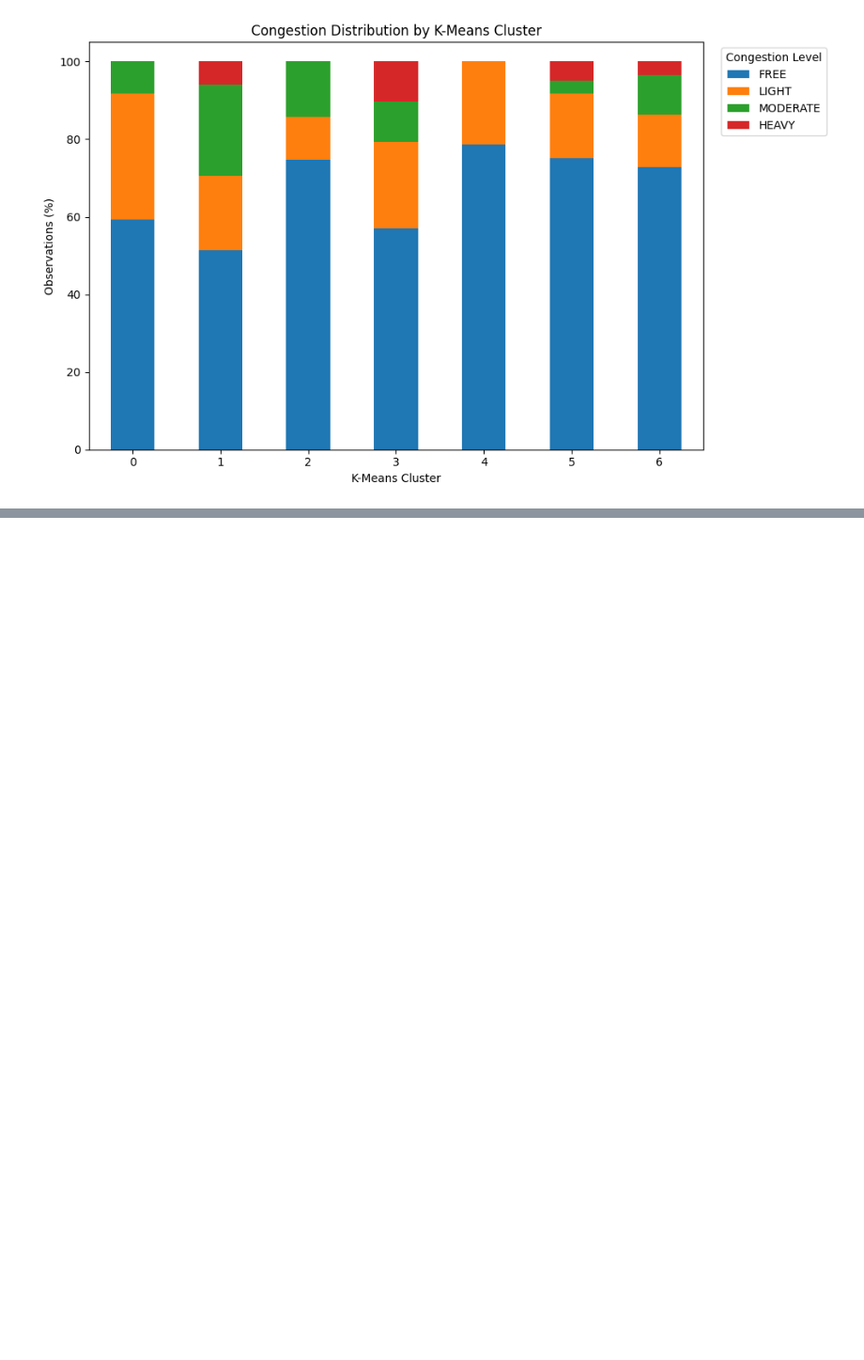
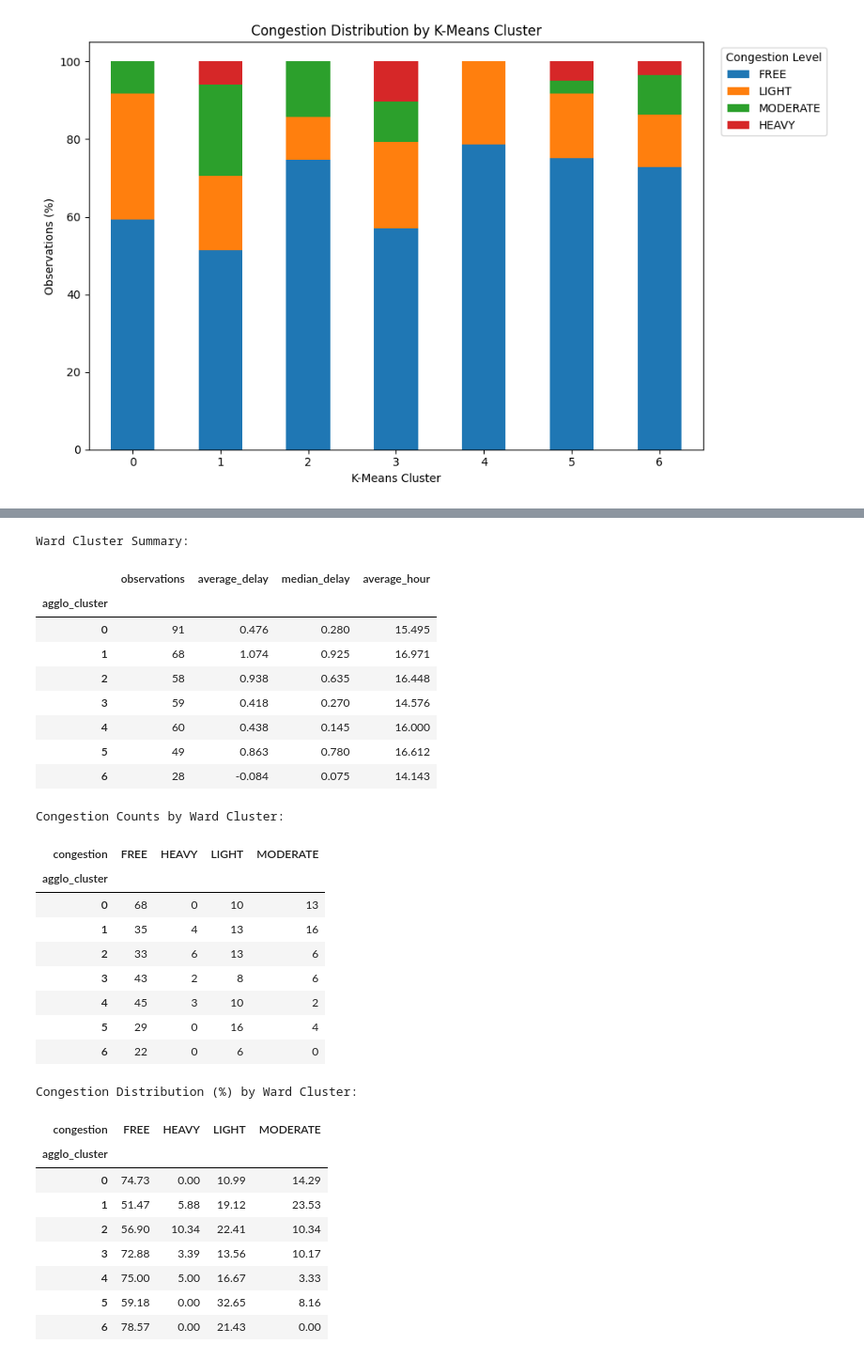
Before and after one commit to GaneshSarathi19/TrafficIntelligenceML, a Jupyter notebook: notebooks/clustering/traffic_clustering.ipynb, the cells around one changed output, grey strips where cells are left out. Shown at 94% size. Drawn from its saved outputs; the diff is of its cells as text; code cells hidden in the pictures; blank space fills up the shorter version.

```diff
--- a/notebooks/clustering/traffic_clustering.ipynb
+++ b/notebooks/clustering/traffic_clustering.ipynb
@@ -708,0 +921,62 @@ plt.show()
+# %%
+# Summarize clusters using the original traffic data
+ward_summary = df_agglo.groupby("agglo_cluster").agg(
+    observations=("delay", "size"),
+    average_delay=("delay", "mean"),
+    median_delay=("delay", "median"),
+    average_hour=("hour", "mean")
+).round(3)
+
+print("Ward Cluster Summary:")
+display(ward_summary)
+
+# Use congestion only for post-clustering interpretation
+ward_congestion = pd.crosstab(
+    df_agglo["agglo_cluster"],
+    df_agglo["congestion"]
+)
+
+print("Congestion Counts by Ward Cluster:")
+display(ward_congestion)
+
+ward_congestion_pct = (
+    pd.crosstab(
+        df_agglo["agglo_cluster"],
+        df_agglo["congestion"],
+        normalize="index"
+    ) * 100
+).round(2)
+
+print("Congestion Distribution (%) by Ward Cluster:")
+display(ward_congestion_pct)
+# %% [output]
+Ward Cluster Summary:
+|  | observations | average_delay | median_delay | average_hour |
+| agglo_cluster |  |  |  |  |
+| 0 | 91 | 0.476 | 0.280 | 15.495 |
+| 1 | 68 | 1.074 | 0.925 | 16.971 |
+| 2 | 58 | 0.938 | 0.635 | 16.448 |
+| 3 | 59 | 0.418 | 0.270 | 14.576 |
+| 4 | 60 | 0.438 | 0.145 | 16.000 |
+| 5 | 49 | 0.863 | 0.780 | 16.612 |
+| 6 | 28 | -0.084 | 0.075 | 14.143 |
+Congestion Counts by Ward Cluster:
+| congestion | FREE | HEAVY | LIGHT | MODERATE |
+| agglo_cluster |  |  |  |  |
+| 0 | 68 | 0 | 10 | 13 |
+| 1 | 35 | 4 | 13 | 16 |
+| 2 | 33 | 6 | 13 | 6 |
+| 3 | 43 | 2 | 8 | 6 |
+| 4 | 45 | 3 | 10 | 2 |
+| 5 | 29 | 0 | 16 | 4 |
+| 6 | 22 | 0 | 6 | 0 |
+Congestion Distribution (%) by Ward Cluster:
+| congestion | FREE | HEAVY | LIGHT | MODERATE |
+| agglo_cluster |  |  |  |  |
+| 0 | 74.73 | 0.00 | 10.99 | 14.29 |
+| 1 | 51.47 | 5.88 | 19.12 | 23.53 |
+| 2 | 56.90 | 10.34 | 22.41 | 10.34 |
+| 3 | 72.88 | 3.39 | 13.56 | 10.17 |
+| 4 | 75.00 | 5.00 | 16.67 | 3.33 |
+| 5 | 59.18 | 0.00 | 32.65 | 8.16 |
+| 6 | 78.57 | 0.00 | 21.43 | 0.00 |
```
Also changed, not shown: parts of 8 cells of this notebook.
